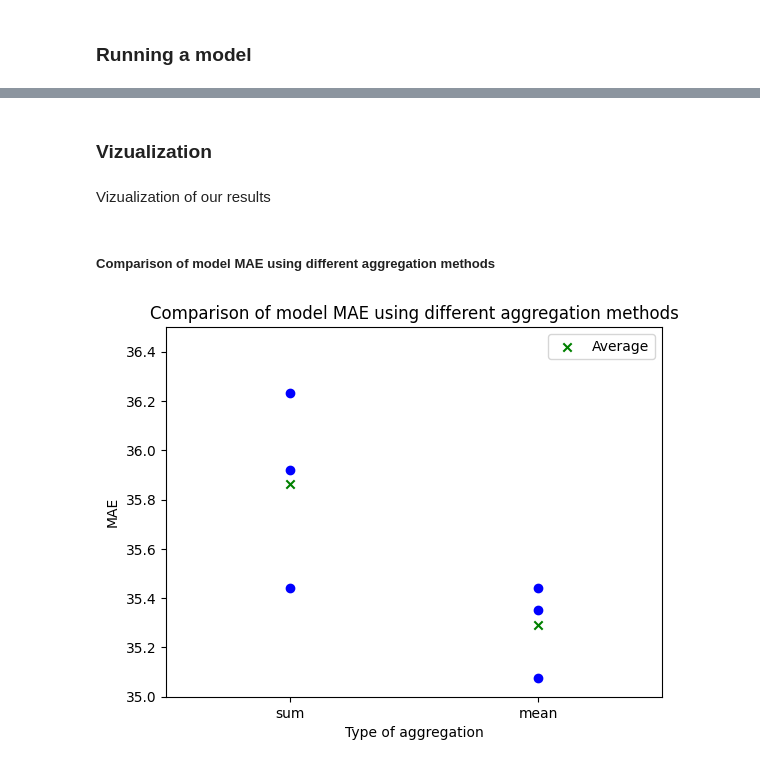
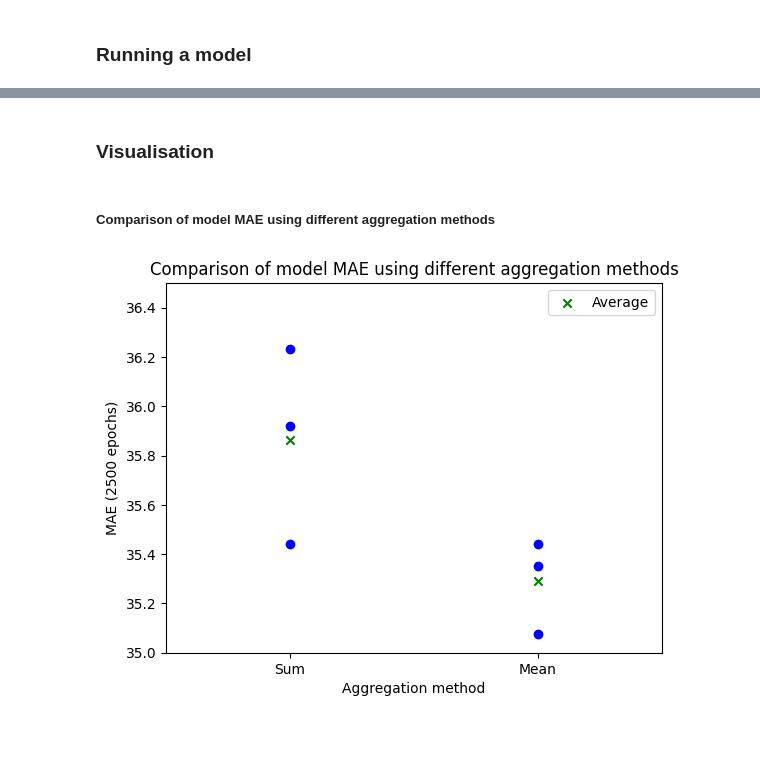
Before and after one commit to westarman/MLG-Project, a Jupyter notebook: models/RGCN/rgcn.ipynb, the cells around one changed output, grey strips where cells are left out. Saved outputs shown, nothing was run; the diff lists cells and outputs as text; code cells hidden in the pictures; blank space fills up the shorter version.

```diff
--- a/models/RGCN/rgcn.ipynb
+++ b/models/RGCN/rgcn.ipynb
@@ -260,26 +466,24 @@ if __name__ == "__main__":
 # %% [markdown]
-### Vizualization
+### Visualisation
-# %% [markdown]
-Vizualization of our results
 # %% [markdown]
 ##### Comparison of model MAE using different aggregation methods
 # %%
 left_values = [35.4409, 36.2337, 35.9196]
 right_values = [35.0761, 35.3504, 35.4430]
 
 plt.scatter([1]*len(left_values), left_values, color="blue")
 plt.scatter([2]*len(right_values), right_values, color="blue")
 
 plt.scatter([1,2], [sum(left_values) / len(left_values), sum(right_values) / len(right_values)], color="green", marker="x", label="Average")
 
 plt.title("Comparison of model MAE using different aggregation methods")
-plt.ylabel("MAE")
-plt.xlabel("Type of aggregation")
-plt.xticks([1, 2], ["sum", "mean"])
+plt.ylabel("MAE (2500 epochs)")
+plt.xlabel("Aggregation method")
+plt.xticks([1, 2], ["Sum", "Mean"])
 plt.legend()
 
 plt.xlim(0.5, 2.5)
 plt.ylim(35, 36.5)
 plt.show()
 # %% [output]
-[figure, old version]
+[figure, new version]
```
Also changed, not shown: parts of 23 cells of this notebook, 3 other files.
